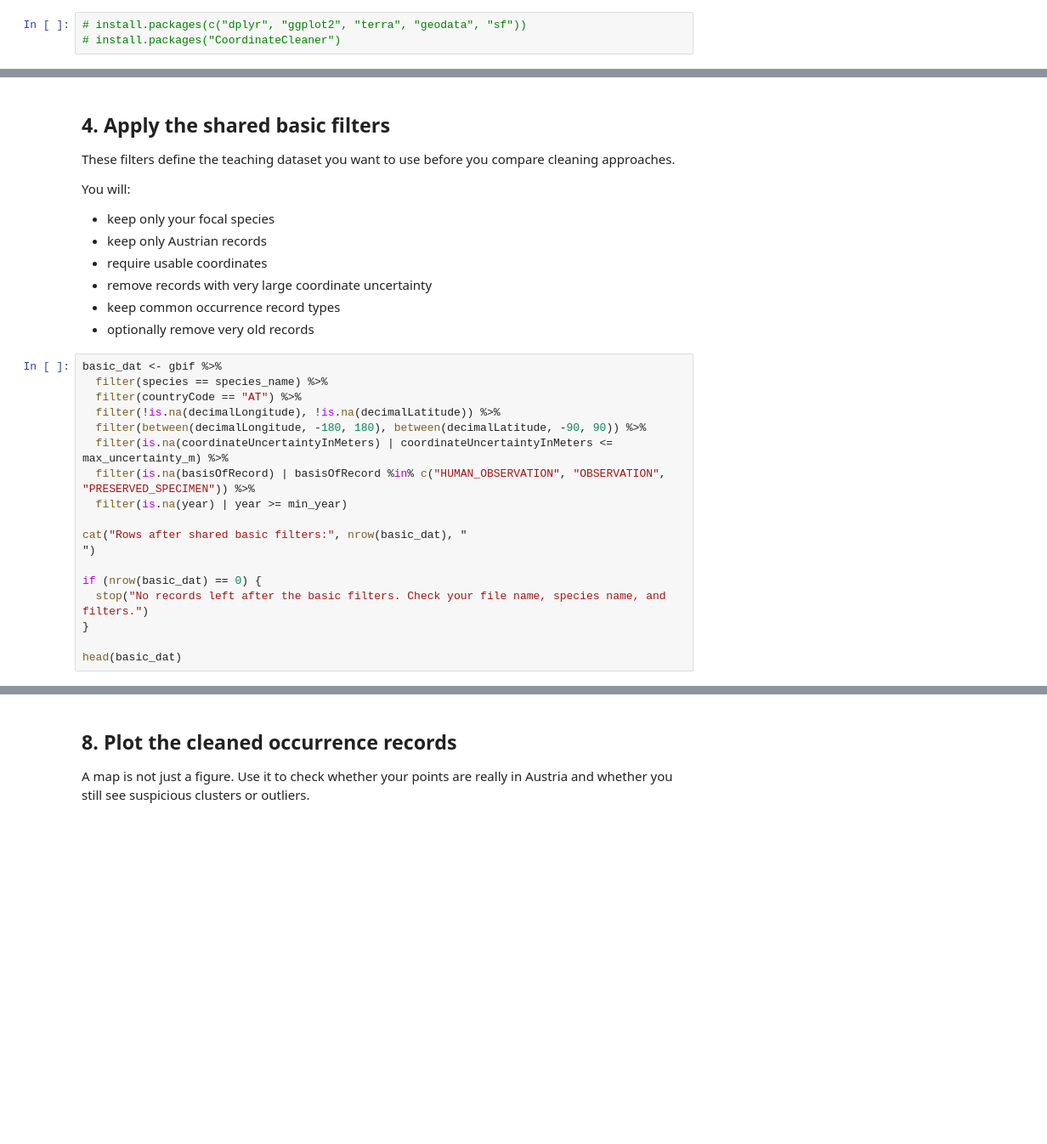
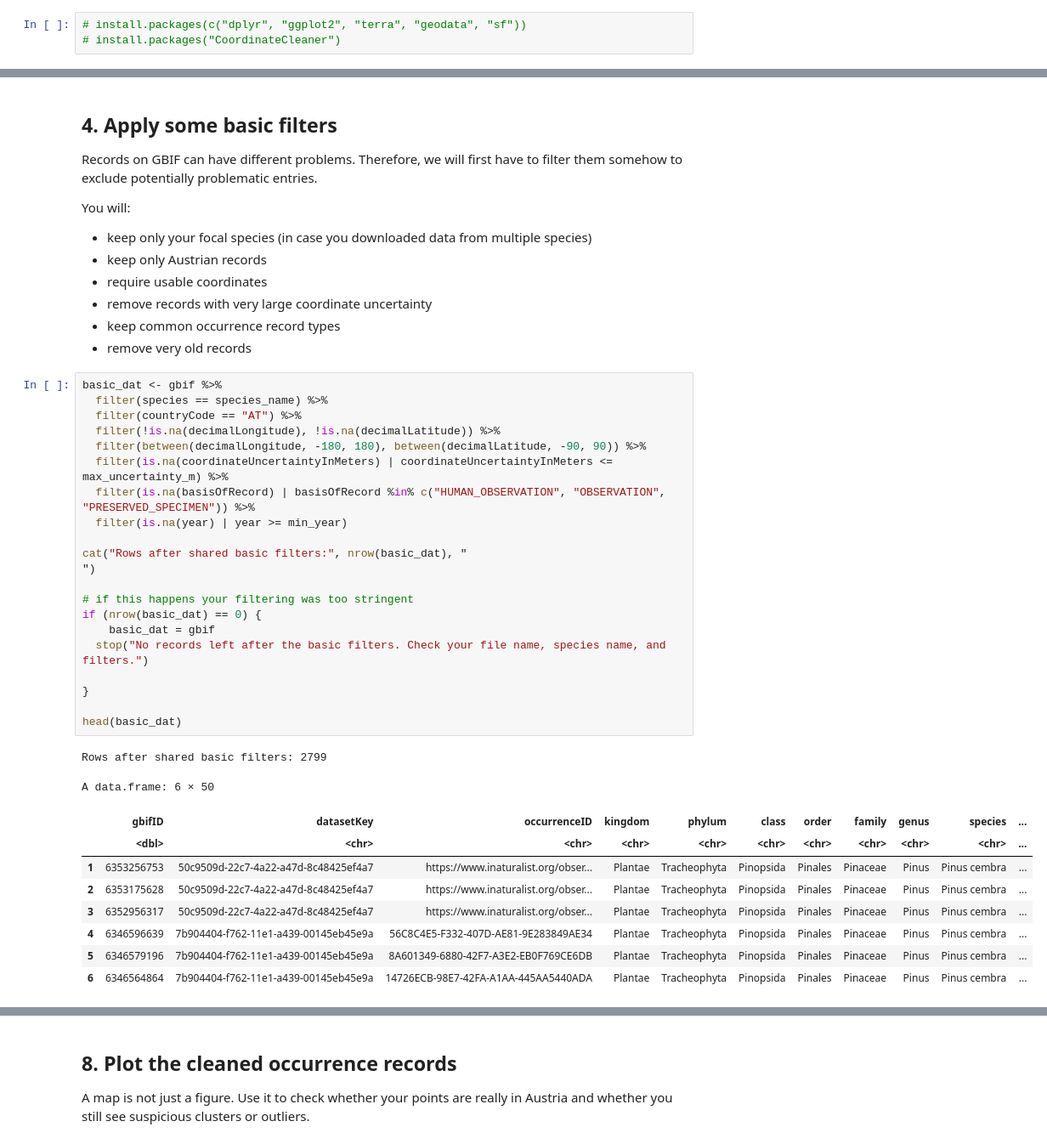
Before and after one commit to reslp/gbif-sdm-practical, a Jupyter notebook: gbif_sdm_practical.ipynb, the cells around one changed output, grey strips where cells are left out. Shown at 85% size. Saved outputs shown, nothing was run; the diff lists cells and outputs as text; blank space fills up the shorter version.

```diff
--- a/gbif_sdm_practical.ipynb
+++ b/gbif_sdm_practical.ipynb
@@ -80,32 +102,46 @@ head(gbif)
 # %% [markdown]
-## 4. Apply the shared basic filters
+## 4. Apply some basic filters
 
-These filters define the teaching dataset you want to use before you compare cleaning approaches.
+Records on GBIF can have different problems. Therefore, we will first have to filter them somehow to exclude potentially problematic entries.
 
 You will:
 
-- keep only your focal species
+- keep only your focal species (in case you downloaded data from multiple species)
 - keep only Austrian records
 - require usable coordinates
 - remove records with very large coordinate uncertainty
 - keep common occurrence record types
-- optionally remove very old records
+- remove very old records
 # %%
 basic_dat <- gbif %>%
   filter(species == species_name) %>%
   filter(countryCode == "AT") %>%
   filter(!is.na(decimalLongitude), !is.na(decimalLatitude)) %>%
   filter(between(decimalLongitude, -180, 180), between(decimalLatitude, -90, 90)) %>%
   filter(is.na(coordinateUncertaintyInMeters) | coordinateUncertaintyInMeters <= max_uncertainty_m) %>%
   filter(is.na(basisOfRecord) | basisOfRecord %in% c("HUMAN_OBSERVATION", "OBSERVATION", "PRESERVED_SPECIMEN")) %>%
   filter(is.na(year) | year >= min_year)
 
 cat("Rows after shared basic filters:", nrow(basic_dat), "
 ")
 
+# if this happens your filtering was too stringent
 if (nrow(basic_dat) == 0) {
+    basic_dat = gbif
   stop("No records left after the basic filters. Check your file name, species name, and filters.")
+
 }
 
 head(basic_dat)
+# %% [output]
+Rows after shared basic filters: 2799
+A data.frame: 6 × 50
+|  | gbifID | datasetKey | occurrenceID | kingdom | phylum | class | order | family | genus | species | ... |
+|  | <dbl> | <chr> | <chr> | <chr> | <chr> | <chr> | <chr> | <chr> | <chr> | <chr> | ... |
+| 1 | 6353256753 | 50c9509d-22c7-4a22-a47d-8c48425ef4a7 | https://www.inaturalist.org/obser... | Plantae | Tracheophyta | Pinopsida | Pinales | Pinaceae | Pinus | Pinus cembra | ... |
+| 2 | 6353175628 | 50c9509d-22c7-4a22-a47d-8c48425ef4a7 | https://www.inaturalist.org/obser... | Plantae | Tracheophyta | Pinopsida | Pinales | Pinaceae | Pinus | Pinus cembra | ... |
+| 3 | 6352956317 | 50c9509d-22c7-4a22-a47d-8c48425ef4a7 | https://www.inaturalist.org/obser... | Plantae | Tracheophyta | Pinopsida | Pinales | Pinaceae | Pinus | Pinus cembra | ... |
+| 4 | 6346596639 | 7b904404-f762-11e1-a439-00145eb45e9a | 56C8C4E5-F332-407D-AE81-9E283849AE34 | Plantae | Tracheophyta | Pinopsida | Pinales | Pinaceae | Pinus | Pinus cembra | ... |
+| 5 | 6346579196 | 7b904404-f762-11e1-a439-00145eb45e9a | 8A601349-6880-42F7-A3E2-EB0F769CE6DB | Plantae | Tracheophyta | Pinopsida | Pinales | Pinaceae | Pinus | Pinus cembra | ... |
+| 6 | 6346564864 | 7b904404-f762-11e1-a439-00145eb45e9a | 14726ECB-98E7-42FA-A1AA-445AA5440ADA | Plantae | Tracheophyta | Pinopsida | Pinales | Pinaceae | Pinus | Pinus cembra | ... |
 # %% [markdown]
```
Also changed, not shown: parts of 13 cells of this notebook.
